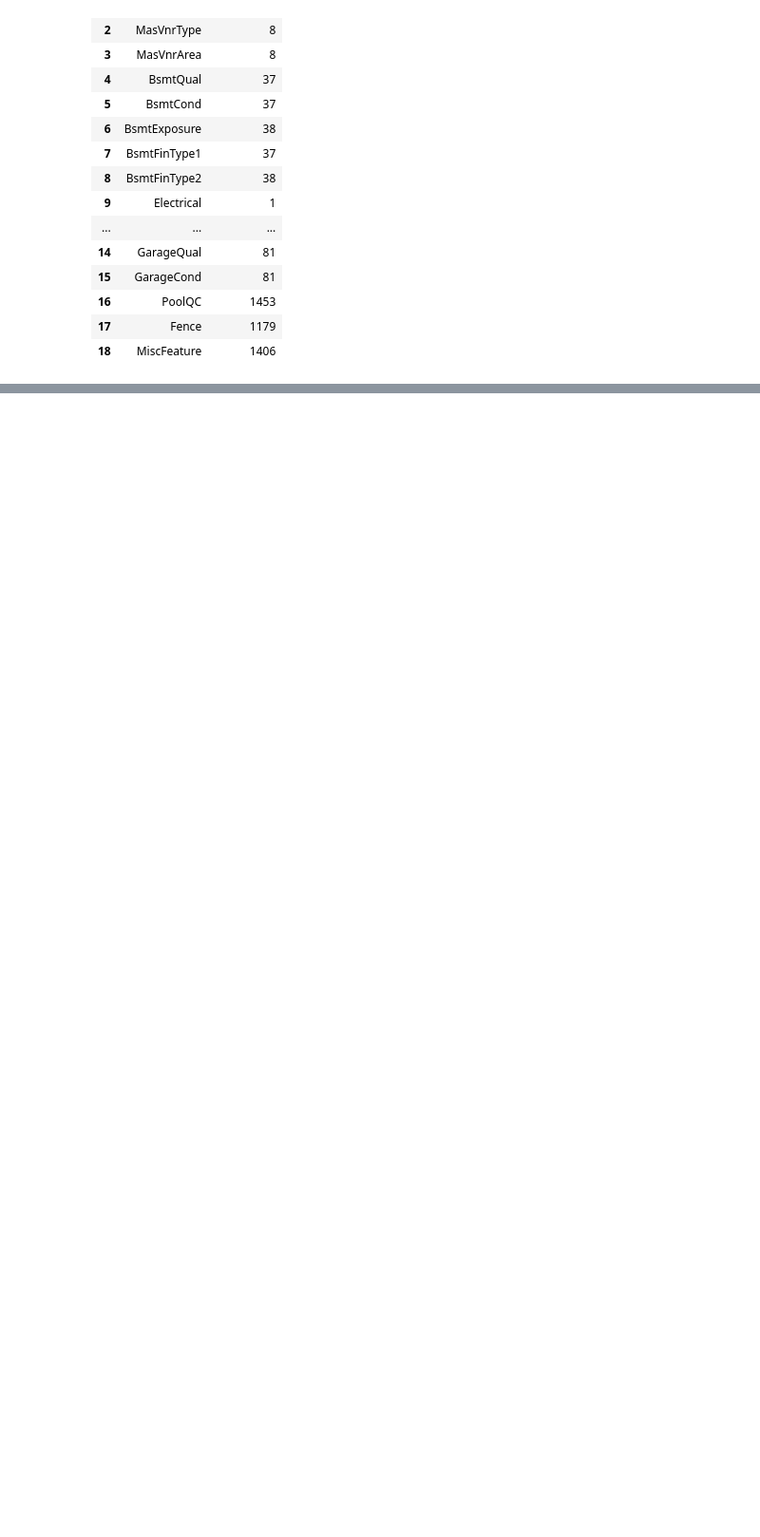
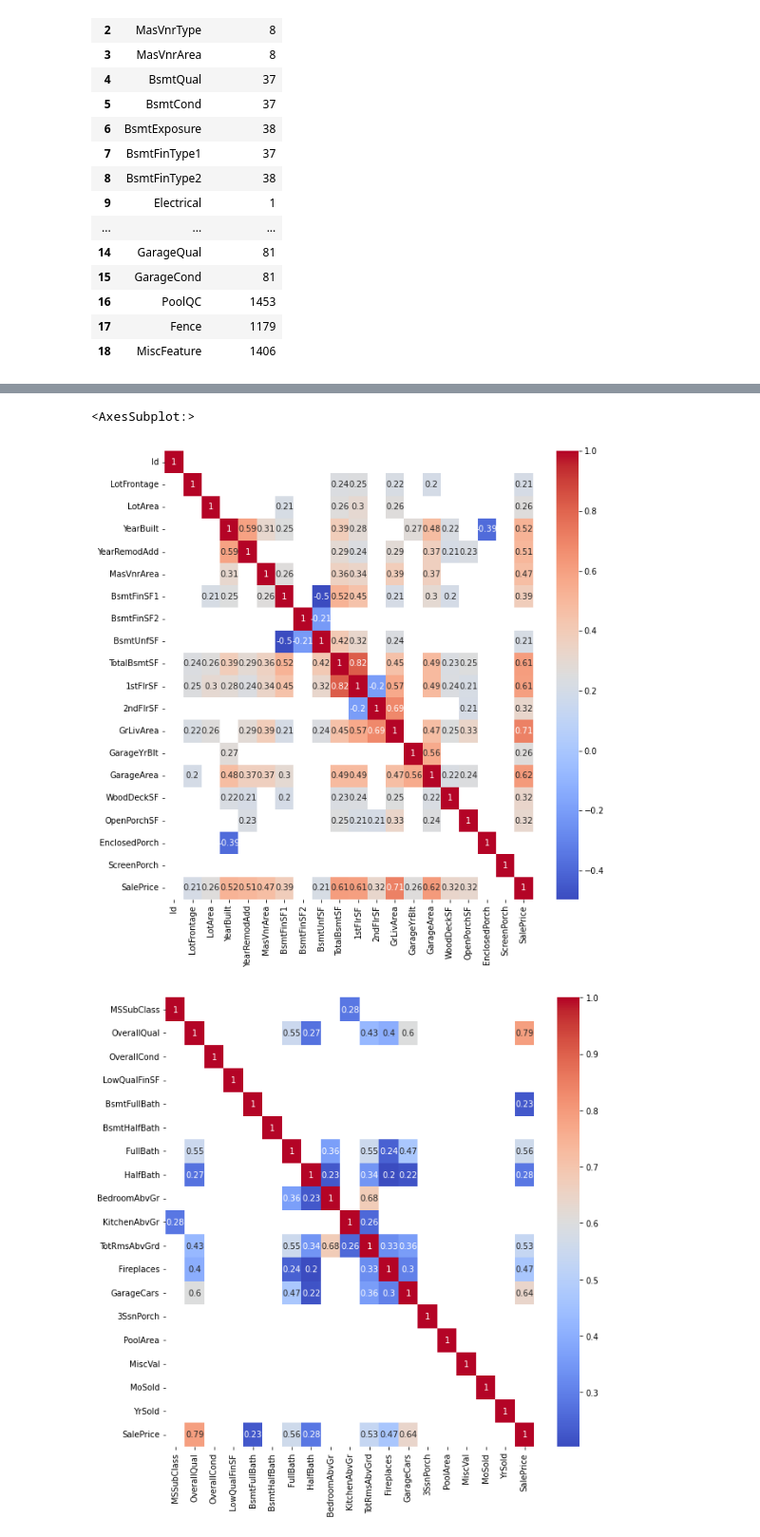
Before and after one commit to fabricio-inoue/House-Prices---Regression, a Jupyter notebook: House-pricing.ipynb, the cells around one changed output, grey strips where cells are left out. Shown: that part at 95% size. Cells and saved outputs as stored; diff of their text form; code cells hidden in the pictures; blank space fills up the shorter version.

```diff
--- a/House-pricing.ipynb
+++ b/House-pricing.ipynb
@@ -266,0 +315,13 @@ sns.heatmap(discrete_corr[(discrete_corr >= 0.3) | (discrete_corr <= -0.3)], ann
+# %%
+plt.figure(figsize=(10, 10))
+sns.heatmap(continuous_corr[(continuous_corr >= 0.2) | (continuous_corr <= -0.2)], annot=True, cmap='coolwarm' )
+
+plt.figure(figsize=(10, 10))
+sns.heatmap(discrete_corr[(discrete_corr >= 0.2) | (discrete_corr <= -0.2)], annot=True, cmap='coolwarm' )
+
+plt.figure(figsize=(20, 20))
+sns.heatmap(categorical_corr[(categorical_corr >= 0.2) | (categorical_corr <= -0.2)], annot=True, cmap='coolwarm' )
+# %% [output]
+<AxesSubplot:>
+[figure, added]
+[figure, added]
```
Also changed, not shown: parts of 13 cells of this notebook.
